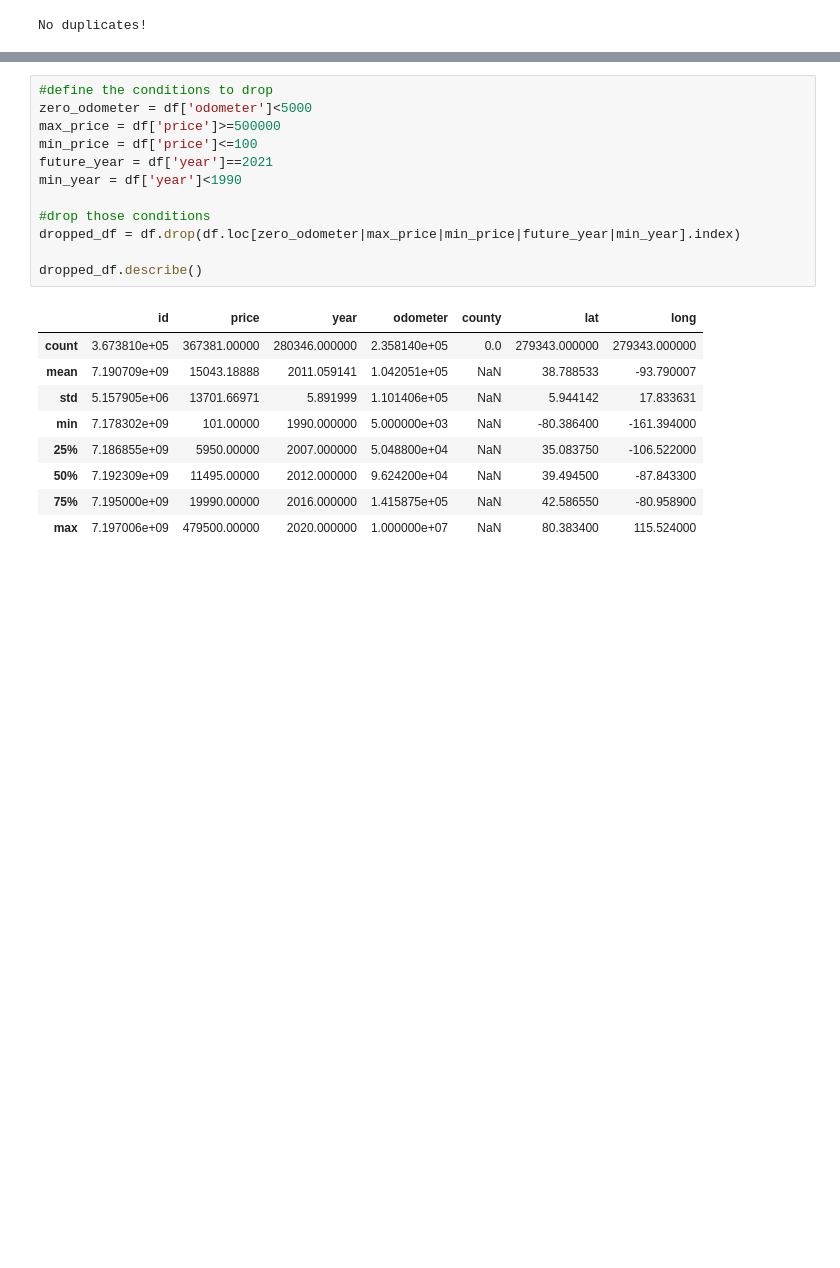
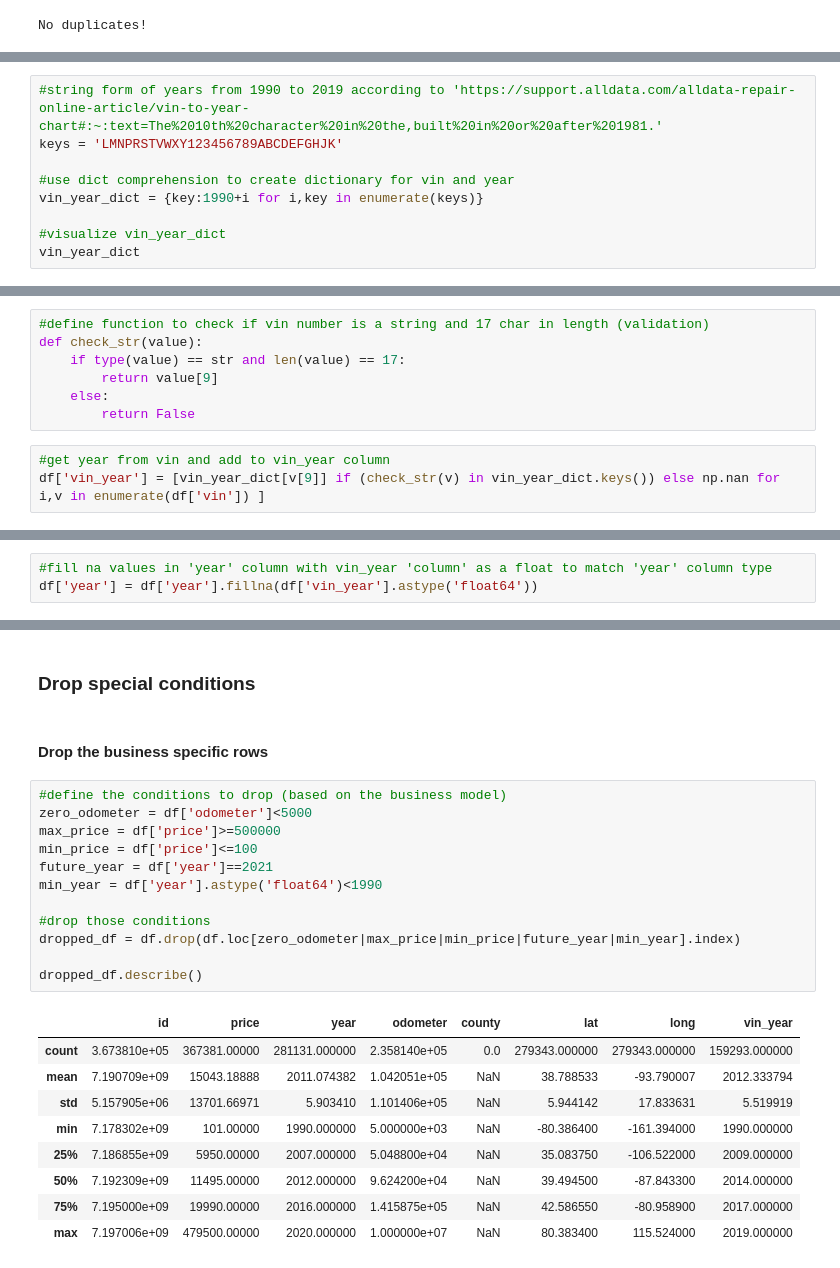
Before and after one commit to mitty4/usedCarPricePrediction, a Jupyter notebook: Data_Wrangling_Capstone_Two.ipynb, the cells around one changed output, grey strips where cells are left out. Drawn from its saved outputs; the diff is of its cells as text; blank space fills up the shorter version.

Commit message:
filled missing values

```diff
--- a/Data_Wrangling_Capstone_Two.ipynb
+++ b/Data_Wrangling_Capstone_Two.ipynb
@@ -156,0 +150,9 @@ No duplicates!
+# %%
+#string form of years from 1990 to 2019 according to 'https://support.alldata.com/alldata-repair-online-article/vin-to-year-chart#:~:text=The%2010th%20character%20in%20the,built%20in%20or%20after%201981.'
+keys = 'LMNPRSTVWXY123456789ABCDEFGHJK'
+
+#use dict comprehension to create dictionary for vin and year
+vin_year_dict = {key:1990+i for i,key in enumerate(keys)}
+
+#visualize vin_year_dict
+vin_year_dict
@@ -156,0 +177,10 @@ No duplicates!
+# %%
+#define function to check if vin number is a string and 17 char in length (validation)
+def check_str(value):
+    if type(value) == str and len(value) == 17:
+        return value[9]
+    else:
+        return False
+# %%
+#get year from vin and add to vin_year column
+df['vin_year'] = [vin_year_dict[v[9]] if (check_str(v) in vin_year_dict.keys()) else np.nan for i,v in enumerate(df['vin']) ]
@@ -156,0 +213,3 @@ No duplicates!
+# %%
+#fill na values in 'year' column with vin_year 'column' as a float to match 'year' column type
+df['year'] = df['year'].fillna(df['vin_year'].astype('float64'))
@@ -157,22 +249,26 @@ No duplicates!
+# %% [markdown]
+### <span id="Drop"> Drop special conditions </span>
+# %% [markdown]
+#### Drop the business specific rows
 # %%
-#define the conditions to drop
+#define the conditions to drop (based on the business model)
 zero_odometer = df['odometer']<5000
 max_price = df['price']>=500000
 min_price = df['price']<=100
 future_year = df['year']==2021
-min_year = df['year']<1990
+min_year = df['year'].astype('float64')<1990
 
 #drop those conditions
 dropped_df = df.drop(df.loc[zero_odometer|max_price|min_price|future_year|min_year].index)
 
 dropped_df.describe()
 # %% [output]
-|  | id | price | year | odometer | county | lat | long |
-| count | 3.673810e+05 | 367381.00000 | 280346.000000 | 2.358140e+05 | 0.0 | 279343.000000 | 279343.000000 |
-| mean | 7.190709e+09 | 15043.18888 | 2011.059141 | 1.042051e+05 | NaN | 38.788533 | -93.790007 |
-| std | 5.157905e+06 | 13701.66971 | 5.891999 | 1.101406e+05 | NaN | 5.944142 | 17.833631 |
-| min | 7.178302e+09 | 101.00000 | 1990.000000 | 5.000000e+03 | NaN | -80.386400 | -161.394000 |
-| 25% | 7.186855e+09 | 5950.00000 | 2007.000000 | 5.048800e+04 | NaN | 35.083750 | -106.522000 |
-| 50% | 7.192309e+09 | 11495.00000 | 2012.000000 | 9.624200e+04 | NaN | 39.494500 | -87.843300 |
-| 75% | 7.195000e+09 | 19990.00000 | 2016.000000 | 1.415875e+05 | NaN | 42.586550 | -80.958900 |
-| max | 7.197006e+09 | 479500.00000 | 2020.000000 | 1.000000e+07 | NaN | 80.383400 | 115.524000 |
+|  | id | price | year | odometer | county | lat | long | vin_year |
+| count | 3.673810e+05 | 367381.00000 | 281131.000000 | 2.358140e+05 | 0.0 | 279343.000000 | 279343.000000 | 159293.000000 |
+| mean | 7.190709e+09 | 15043.18888 | 2011.074382 | 1.042051e+05 | NaN | 38.788533 | -93.790007 | 2012.333794 |
+| std | 5.157905e+06 | 13701.66971 | 5.903410 | 1.101406e+05 | NaN | 5.944142 | 17.833631 | 5.519919 |
+| min | 7.178302e+09 | 101.00000 | 1990.000000 | 5.000000e+03 | NaN | -80.386400 | -161.394000 | 1990.000000 |
+| 25% | 7.186855e+09 | 5950.00000 | 2007.000000 | 5.048800e+04 | NaN | 35.083750 | -106.522000 | 2009.000000 |
+| 50% | 7.192309e+09 | 11495.00000 | 2012.000000 | 9.624200e+04 | NaN | 39.494500 | -87.843300 | 2014.000000 |
+| 75% | 7.195000e+09 | 19990.00000 | 2016.000000 | 1.415875e+05 | NaN | 42.586550 | -80.958900 | 2017.000000 |
+| max | 7.197006e+09 | 479500.00000 | 2020.000000 | 1.000000e+07 | NaN | 80.383400 | 115.524000 | 2019.000000 |
```
Also changed, not shown: parts of 66 cells of this notebook.
